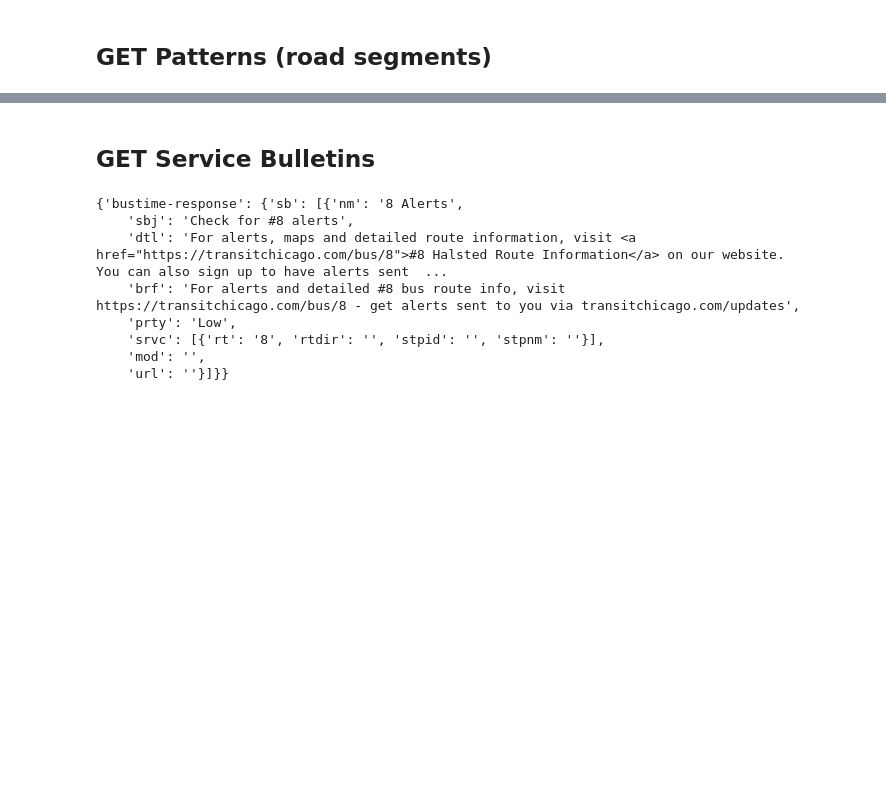
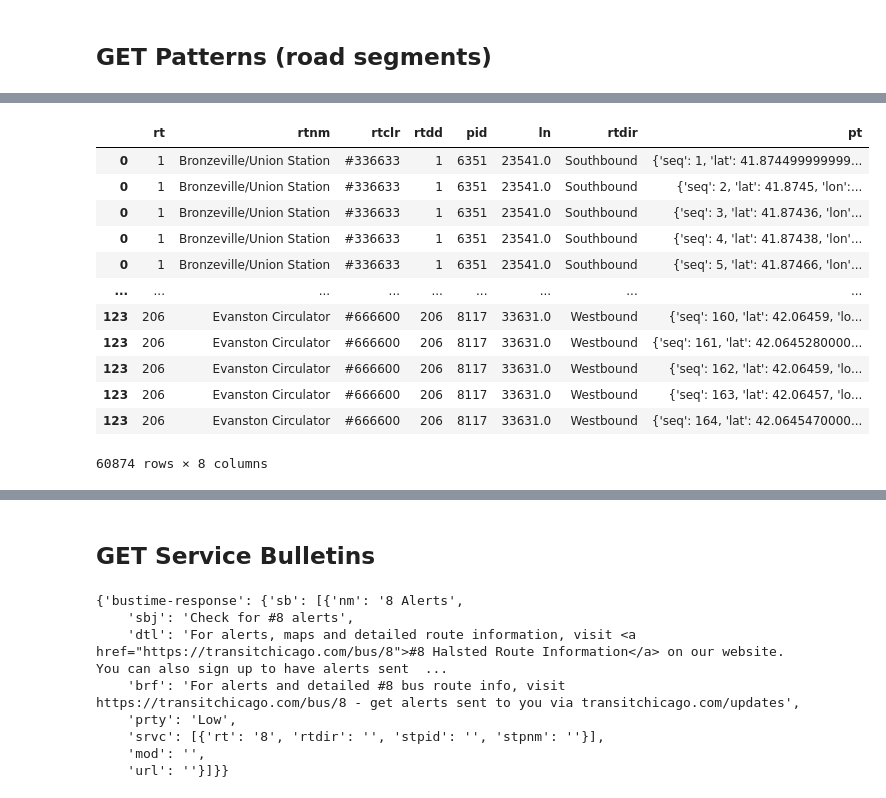
Before and after one commit to RynoXLI/WindyTracker, a Jupyter notebook: notebooks/simpleapi-usage.ipynb, the cells around one changed output, grey strips where cells are left out. Cells and saved outputs as stored; diff of their text form; code cells hidden in the pictures; blank space fills up the shorter version.

```diff
--- a/notebooks/simpleapi-usage.ipynb
+++ b/notebooks/simpleapi-usage.ipynb
@@ -150,0 +253,21 @@ tracker.getpatterns(rt='8')
+# %%
+df4['pid'] = df4['pattern_clean'].apply(lambda x: x['pid'])
+df4['ln'] = df4['pattern_clean'].apply(lambda x: x['ln'])
+df4['rtdir'] = df4['pattern_clean'].apply(lambda x: x['rtdir'])
+df4['pt'] = df4['pattern_clean'].apply(lambda x: x['pt'])
+df5 = df4.explode('pt').drop(columns=['pattern_clean'])
+df5
+# %% [output]
+|  | rt | rtnm | rtclr | rtdd | pid | ln | rtdir | pt |
+| 0 | 1 | Bronzeville/Union Station | #336633 | 1 | 6351 | 23541.0 | Southbound | {'seq': 1, 'lat': 41.874499999999... |
+| 0 | 1 | Bronzeville/Union Station | #336633 | 1 | 6351 | 23541.0 | Southbound | {'seq': 2, 'lat': 41.8745, 'lon':... |
+| 0 | 1 | Bronzeville/Union Station | #336633 | 1 | 6351 | 23541.0 | Southbound | {'seq': 3, 'lat': 41.87436, 'lon'... |
+| 0 | 1 | Bronzeville/Union Station | #336633 | 1 | 6351 | 23541.0 | Southbound | {'seq': 4, 'lat': 41.87438, 'lon'... |
+| 0 | 1 | Bronzeville/Union Station | #336633 | 1 | 6351 | 23541.0 | Southbound | {'seq': 5, 'lat': 41.87466, 'lon'... |
+| ... | ... | ... | ... | ... | ... | ... | ... | ... |
+| 123 | 206 | Evanston Circulator | #666600 | 206 | 8117 | 33631.0 | Westbound | {'seq': 160, 'lat': 42.06459, 'lo... |
+| 123 | 206 | Evanston Circulator | #666600 | 206 | 8117 | 33631.0 | Westbound | {'seq': 161, 'lat': 42.0645280000... |
+| 123 | 206 | Evanston Circulator | #666600 | 206 | 8117 | 33631.0 | Westbound | {'seq': 162, 'lat': 42.06459, 'lo... |
+| 123 | 206 | Evanston Circulator | #666600 | 206 | 8117 | 33631.0 | Westbound | {'seq': 163, 'lat': 42.06457, 'lo... |
+| 123 | 206 | Evanston Circulator | #666600 | 206 | 8117 | 33631.0 | Westbound | {'seq': 164, 'lat': 42.0645470000... |
+60874 rows × 8 columns
```
Also changed, not shown: parts of 21 cells of this notebook, 7 other files.
